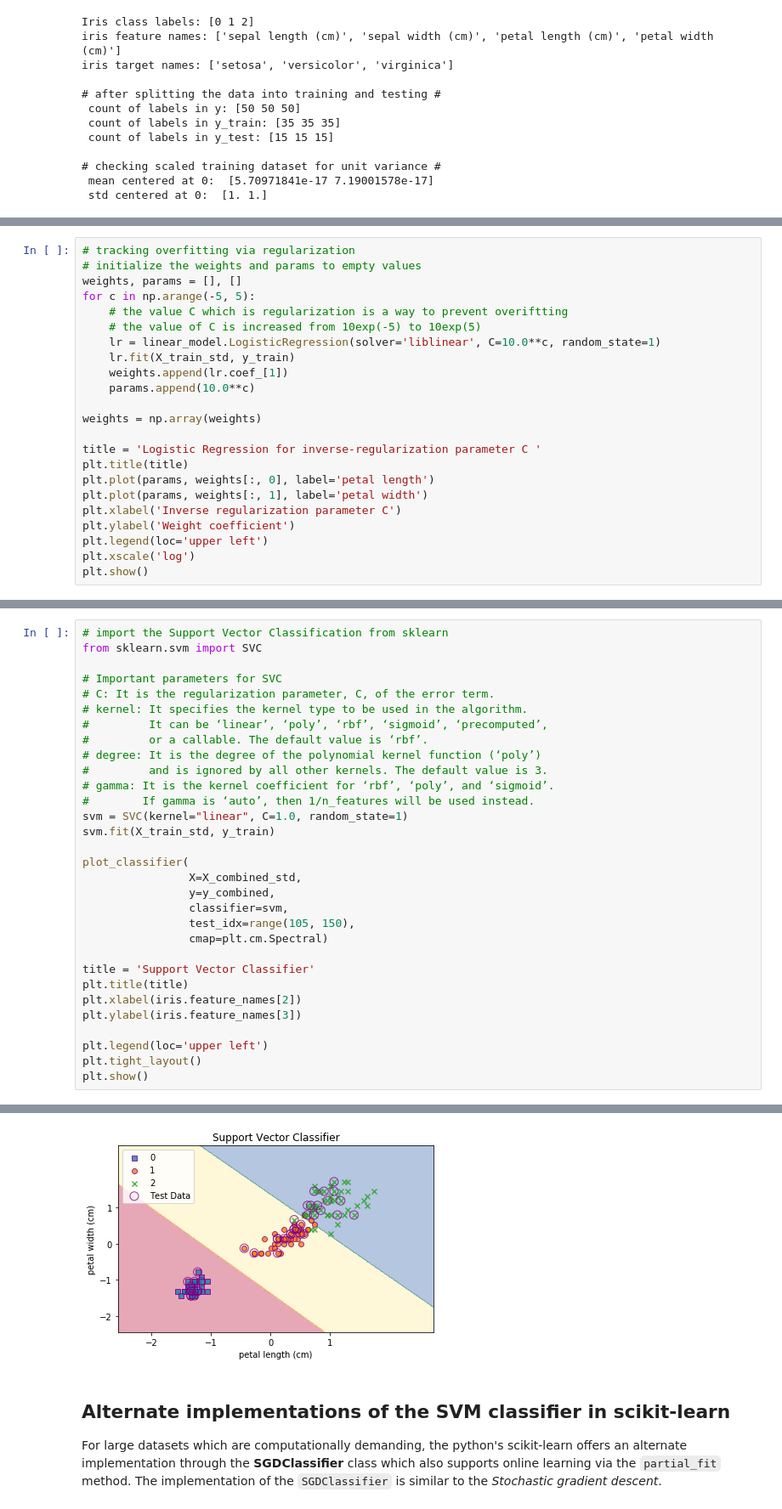
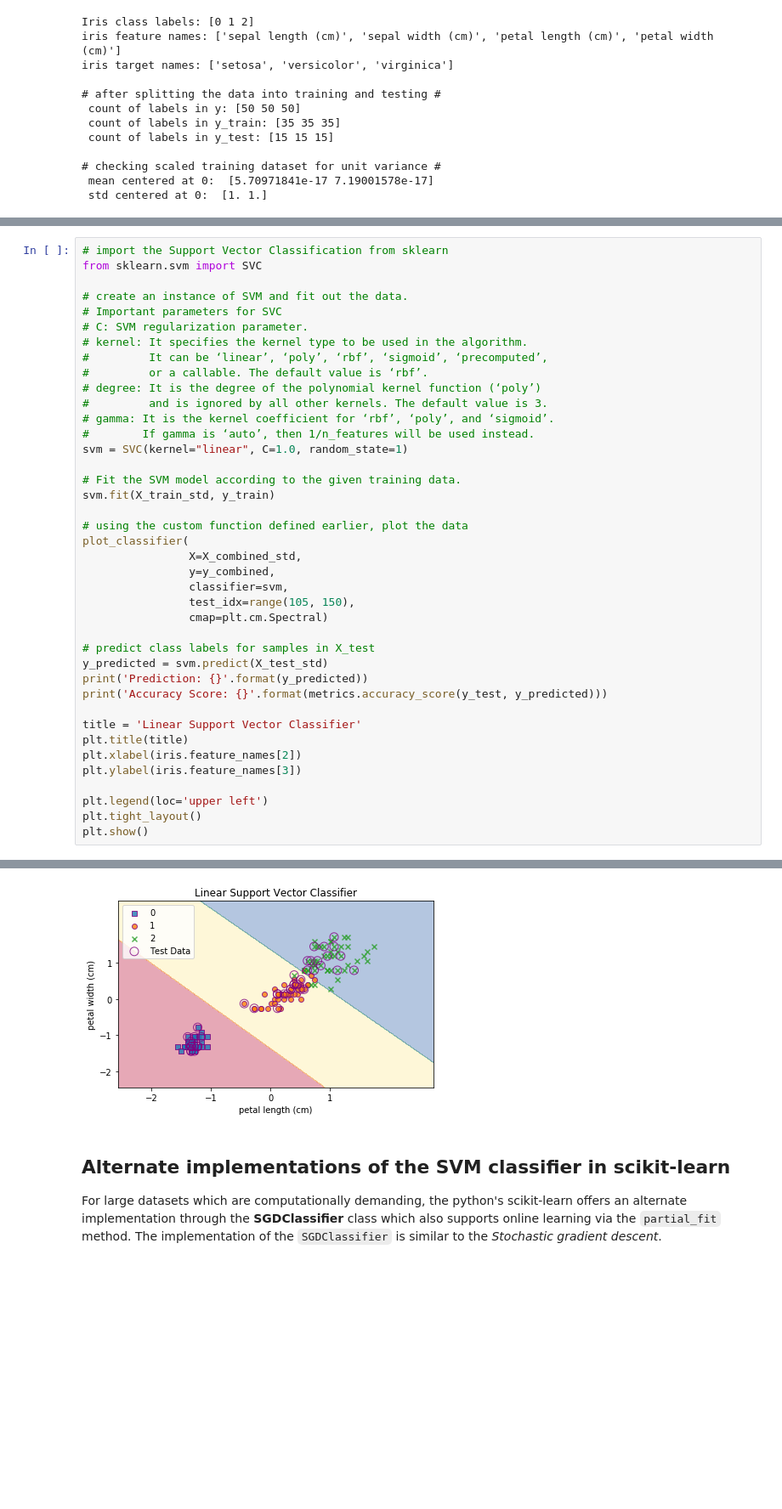
Before and after one commit to fpdevil/rise_of_machines, a Jupyter notebook: rise_of_machines/support_vector_machines.ipynb, the cells around one changed output, grey strips where cells are left out. Shown at 85% size. Drawn from its saved outputs; the diff is of its cells as text; blank space fills up the shorter version.

```diff
--- a/rise_of_machines/support_vector_machines.ipynb
+++ b/rise_of_machines/support_vector_machines.ipynb
@@ -678,23 +693,0 @@ scikit's documentation for LogisticRegression class is available [here](https://
-# %%
-# tracking overfitting via regularization
-# initialize the weights and params to empty values
-weights, params = [], []
-for c in np.arange(-5, 5):
-    # the value C which is regularization is a way to prevent overiftting
-    # the value of C is increased from 10exp(-5) to 10exp(5)
-    lr = linear_model.LogisticRegression(solver='liblinear', C=10.0**c, random_state=1)
-    lr.fit(X_train_std, y_train)
-    weights.append(lr.coef_[1])
-    params.append(10.0**c)
-
-weights = np.array(weights)
-
-title = 'Logistic Regression for inverse-regularization parameter C '
-plt.title(title)
-plt.plot(params, weights[:, 0], label='petal length')
-plt.plot(params, weights[:, 1], label='petal width')
-plt.xlabel('Inverse regularization parameter C')
-plt.ylabel('Weight coefficient')
-plt.legend(loc='upper left')
-plt.xscale('log')
-plt.show()
@@ -807,8 +801,9 @@ def plot_classifier(X,
 # import the Support Vector Classification from sklearn
 from sklearn.svm import SVC
 
+# create an instance of SVM and fit out the data.
 # Important parameters for SVC
-# C: It is the regularization parameter, C, of the error term.
+# C: SVM regularization parameter.
 # kernel: It specifies the kernel type to be used in the algorithm.
 #         It can be ‘linear’, ‘poly’, ‘rbf’, ‘sigmoid’, ‘precomputed’,
 #         or a callable. The default value is ‘rbf’.
@@ -817,8 +812,11 @@ from sklearn.svm import SVC
 # gamma: It is the kernel coefficient for ‘rbf’, ‘poly’, and ‘sigmoid’.
 #        If gamma is ‘auto’, then 1/n_features will be used instead.
 svm = SVC(kernel="linear", C=1.0, random_state=1)
+
+# Fit the SVM model according to the given training data.
 svm.fit(X_train_std, y_train)
 
+# using the custom function defined earlier, plot the data
 plot_classifier(
                 X=X_combined_std,
                 y=y_combined,
@@ -826,7 +824,12 @@ plot_classifier(
                 test_idx=range(105, 150),
                 cmap=plt.cm.Spectral)
 
-title = 'Support Vector Classifier'
+# predict class labels for samples in X_test
+y_predicted = svm.predict(X_test_std)
+print('Prediction: {}'.format(y_predicted))
+print('Accuracy Score: {}'.format(metrics.accuracy_score(y_test, y_predicted)))
+
+title = 'Linear Support Vector Classifier'
 plt.title(title)
 plt.xlabel(iris.feature_names[2])
 plt.ylabel(iris.feature_names[3])
@@ -838,4 +844,4 @@ plt.show()
-[figure, old version]
+[figure, new version]
 # %% [markdown]
 ## Alternate implementations of the SVM classifier in scikit-learn
 
```
Also changed, not shown: parts of 17 cells of this notebook.
